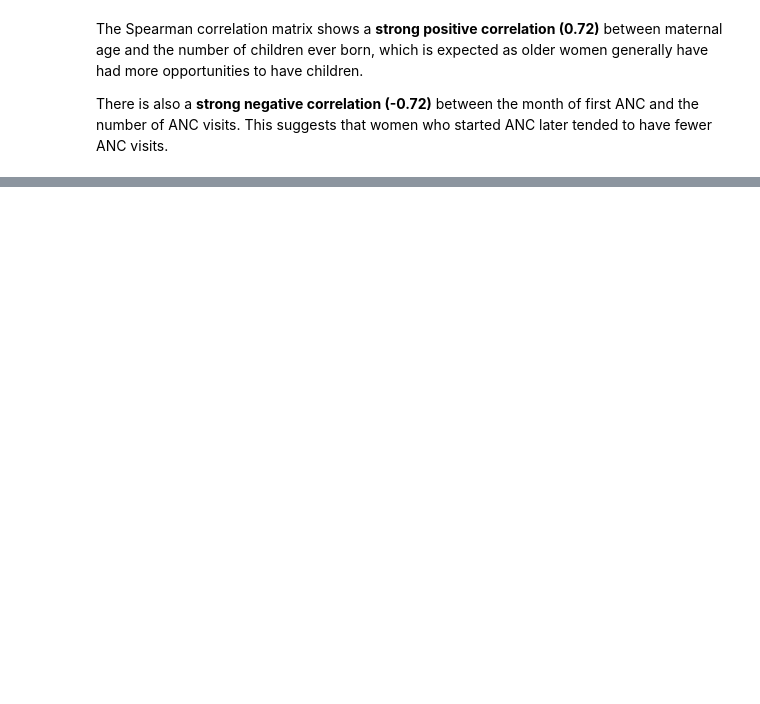
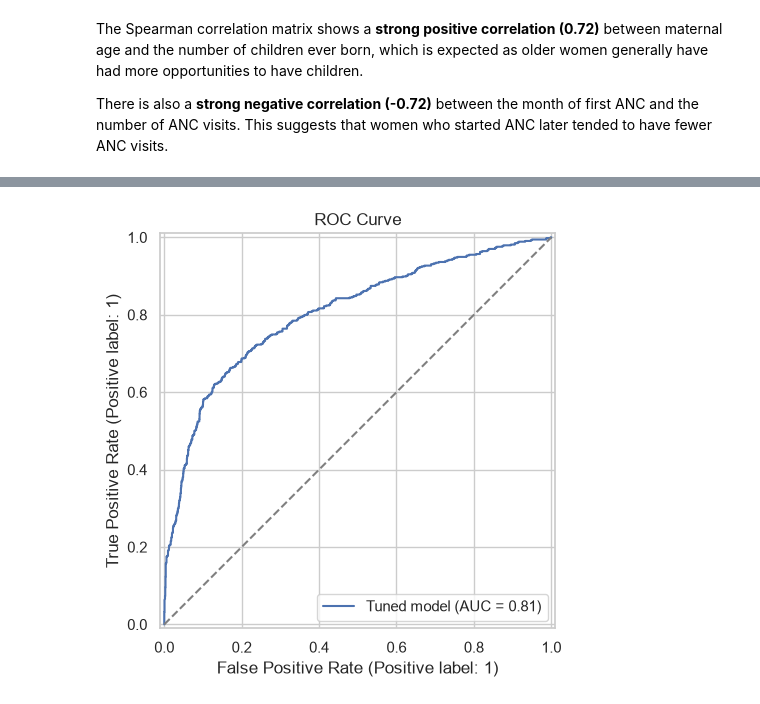
Before and after one commit to dr-baridiminer/Maternal_Health_PNC_Risk_Stratification_Capstone, a Jupyter notebook: notebooks/00_full_project.ipynb, the cells around one changed output, grey strips where cells are left out. Cells and saved outputs as stored; diff of their text form; code cells hidden in the pictures; blank space fills up the shorter version.

```diff
--- a/notebooks/00_full_project.ipynb
+++ b/notebooks/00_full_project.ipynb
@@ -1738,0 +1772,13 @@ current feature set rather than a modelling error.
+# %%
+xgboost_tuning = RandomizedSearchCV(
+    xgboost_pipeline,
+    param_distributions=xgboost_parameters,
+    n_iter=20,
+    scoring="average_precision",
+    cv=cv,
+    n_jobs=1,
+    random_state=42,
+    refit=True,
+)
+xgboost_tuning.fit(X_train, y_train, groups=train_groups)
+tuned_xgboost = xgboost_tuning.best_estimator_
@@ -1738,0 +2097,9 @@ current feature set rather than a modelling error.
+# %%
+fig, ax = plt.subplots(figsize=(6, 5))
+RocCurveDisplay.from_predictions(y_test, test_probabilities, ax=ax, name="Tuned model")
+ax.plot([0, 1], [0, 1], "--", color="grey")
+ax.set_title("ROC Curve")
+plt.tight_layout()
+plt.show()
+# %% [output]
+[figure, added]
```
Also changed, not shown: parts of 126 cells of this notebook, 2 other files.
